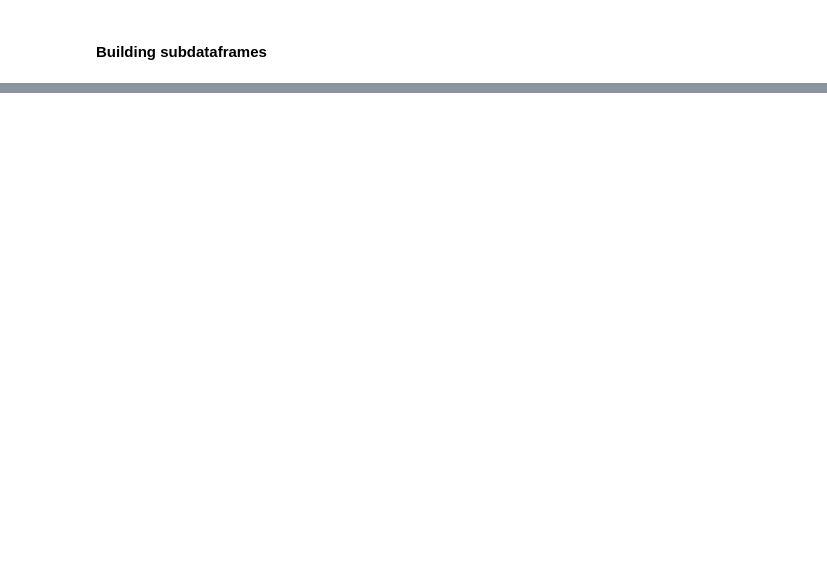
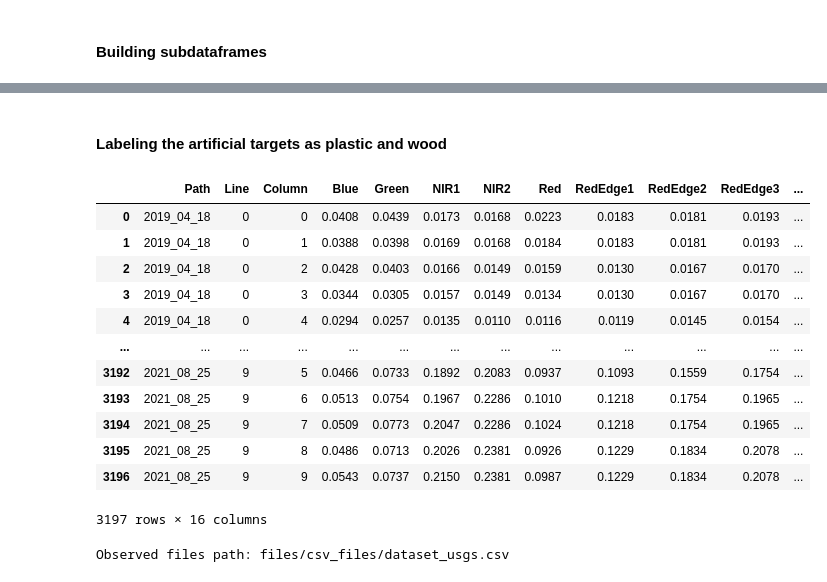
Before and after one commit to ufrgs-rescue/plastic_map, a Jupyter notebook: main.ipynb, the cells around one changed output, grey strips where cells are left out. Cells and saved outputs as stored; diff of their text form; code cells hidden in the pictures; blank space fills up the shorter version.

Commit message:
Inclusion of tiff files module and Kolmogorov-Smirnov analysis

```diff
--- a/main.ipynb
+++ b/main.ipynb
@@ -359,0 +757,2 @@ zeros_dart_nn
+# %%
+tiff_coastal_dataset = tiff_files.build_dataset(tiff_data)
@@ -359,0 +761,3 @@ zeros_dart_nn
+# %%
+path = str(input("Observed sea area TIFF files path")) #For example: files/tiff_files/sea
+path, sources, dates = tiff_files.open_folders(path)
@@ -359,0 +770,2 @@ zeros_dart_nn
+# %%
+tiff_data = tiff_files.get_images(path, sources, dates)
@@ -359,0 +781,2 @@ zeros_dart_nn
+# %% [markdown]
+#### Labeling the artificial targets as plastic and wood
@@ -359,0 +1338,23 @@ zeros_dart_nn
+# %%
+tiff_marine_dataset = tiff_files.build_dataset(tiff_data)
+# %%
+tiff_dataset = pd.concat([tiff_marine_dataset, tiff_coastal_dataset], ignore_index=True)
+tiff_dataset
+# %% [output]
+|  | Path | Line | Column | Blue | Green | NIR1 | NIR2 | Red | RedEdge1 | RedEdge2 | RedEdge3 | ... |
+| 0 | 2019_04_18 | 0 | 0 | 0.0408 | 0.0439 | 0.0173 | 0.0168 | 0.0223 | 0.0183 | 0.0181 | 0.0193 | ... |
+| 1 | 2019_04_18 | 0 | 1 | 0.0388 | 0.0398 | 0.0169 | 0.0168 | 0.0184 | 0.0183 | 0.0181 | 0.0193 | ... |
+| 2 | 2019_04_18 | 0 | 2 | 0.0428 | 0.0403 | 0.0166 | 0.0149 | 0.0159 | 0.0130 | 0.0167 | 0.0170 | ... |
+| 3 | 2019_04_18 | 0 | 3 | 0.0344 | 0.0305 | 0.0157 | 0.0149 | 0.0134 | 0.0130 | 0.0167 | 0.0170 | ... |
+| 4 | 2019_04_18 | 0 | 4 | 0.0294 | 0.0257 | 0.0135 | 0.0110 | 0.0116 | 0.0119 | 0.0145 | 0.0154 | ... |
+| ... | ... | ... | ... | ... | ... | ... | ... | ... | ... | ... | ... | ... |
+| 3192 | 2021_08_25 | 9 | 5 | 0.0466 | 0.0733 | 0.1892 | 0.2083 | 0.0937 | 0.1093 | 0.1559 | 0.1754 | ... |
+| 3193 | 2021_08_25 | 9 | 6 | 0.0513 | 0.0754 | 0.1967 | 0.2286 | 0.1010 | 0.1218 | 0.1754 | 0.1965 | ... |
+| 3194 | 2021_08_25 | 9 | 7 | 0.0509 | 0.0773 | 0.2047 | 0.2286 | 0.1024 | 0.1218 | 0.1754 | 0.1965 | ... |
+| 3195 | 2021_08_25 | 9 | 8 | 0.0486 | 0.0713 | 0.2026 | 0.2381 | 0.0926 | 0.1229 | 0.1834 | 0.2078 | ... |
+| 3196 | 2021_08_25 | 9 | 9 | 0.0543 | 0.0737 | 0.2150 | 0.2381 | 0.0987 | 0.1229 | 0.1834 | 0.2078 | ... |
+3197 rows × 16 columns
+# %%
+tiff_dataset.to_csv(str(input("Observed files path: "))) #For example: files/csv_files/dataset_usgs.csv
+# %% [output]
+Observed files path: files/csv_files/dataset_usgs.csv
```
Also changed, not shown: parts of 88 cells of this notebook, 1 other file.
